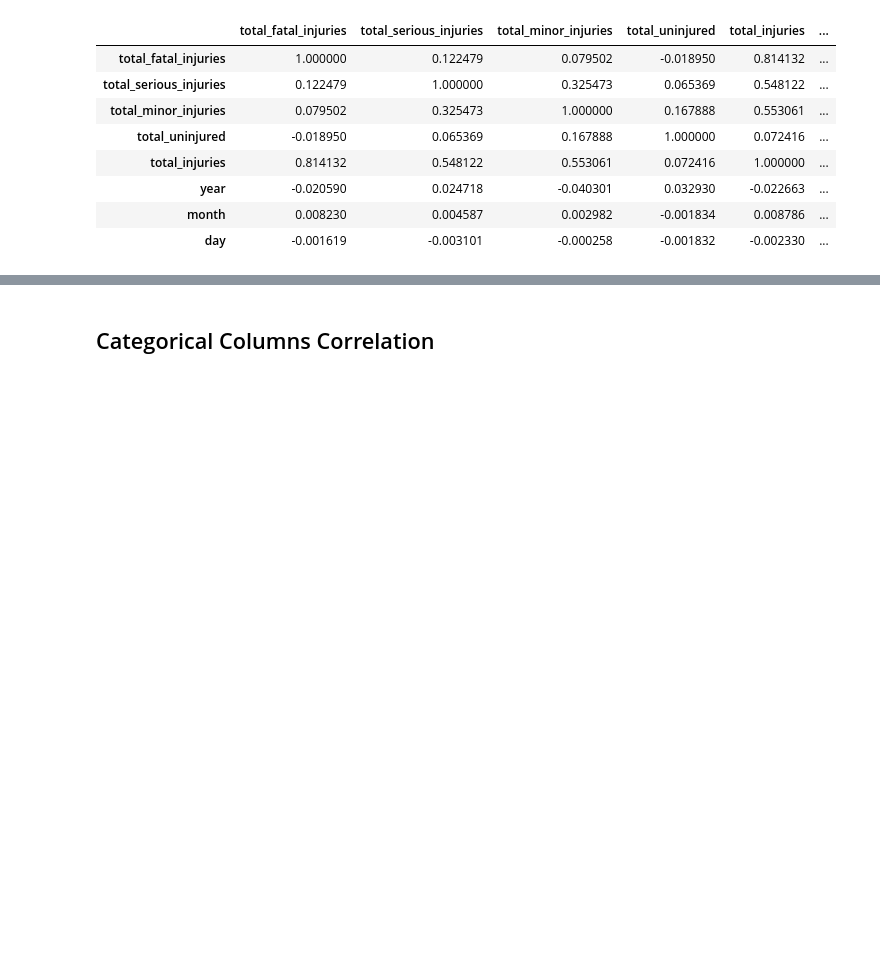
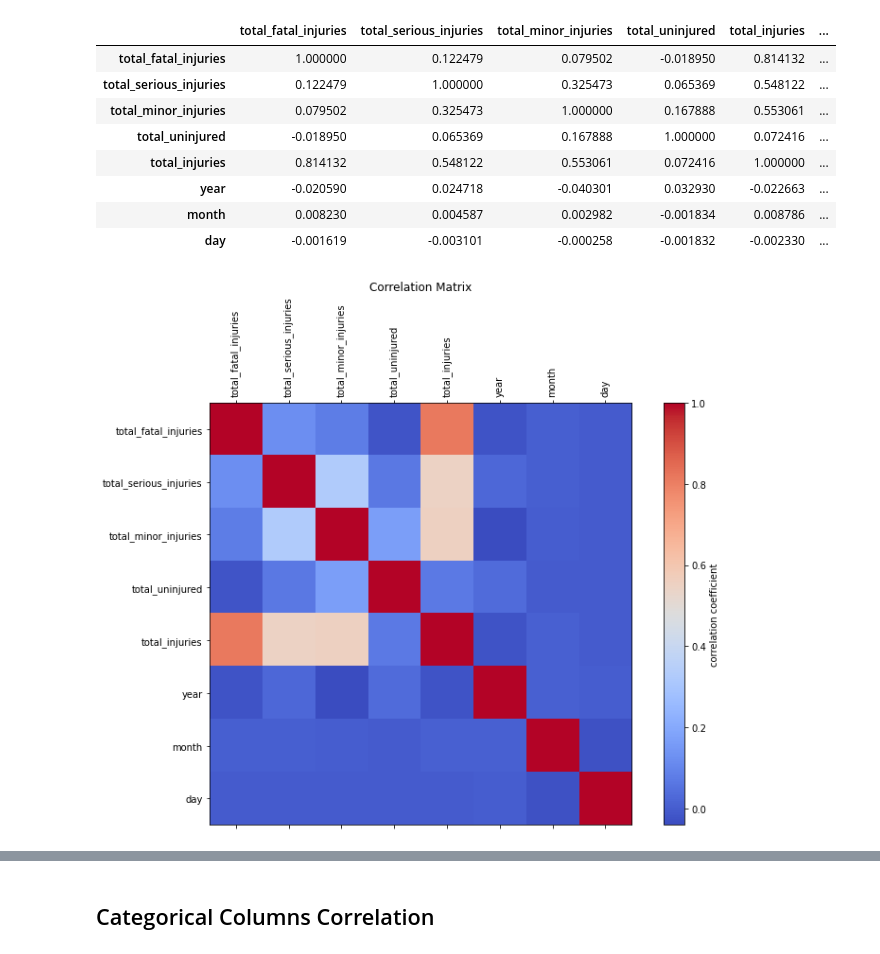
Before and after one commit to Haoweee/Phase-1-Project-1, a Jupyter notebook: combined_eda.ipynb, the cells around one changed output, grey strips where cells are left out. Drawn from its saved outputs; the diff is of its cells as text; code cells hidden in the pictures; blank space fills up the shorter version.

```diff
--- a/combined_eda.ipynb
+++ b/combined_eda.ipynb
@@ -1098,3 +936,17 @@ aviation_df.corr()
 | year | -0.020590 | 0.024718 | -0.040301 | 0.032930 | -0.022663 | ... |
 | month | 0.008230 | 0.004587 | 0.002982 | -0.001834 | 0.008786 | ... |
 | day | -0.001619 | -0.003101 | -0.000258 | -0.001832 | -0.002330 | ... |
+# %%
+# use correlation matrices and scatter plots to understand relationships between numerical variables
+correlation_matrix = aviation_df.corr()
+
+plt.figure(figsize=(12, 8))
+plt.matshow(correlation_matrix, cmap='coolwarm', fignum=1)
+plt.colorbar(label='correlation coefficient')
+plt.xticks(range(len(correlation_matrix.columns)), correlation_matrix.columns, rotation='vertical')
+plt.yticks(range(len(correlation_matrix.columns)), correlation_matrix.columns)
+plt.title('Correlation Matrix')
+
+plt.show()
+# %% [output]
+[figure, added]
```
Also changed, not shown: parts of 54 cells of this notebook, 1 other file.
